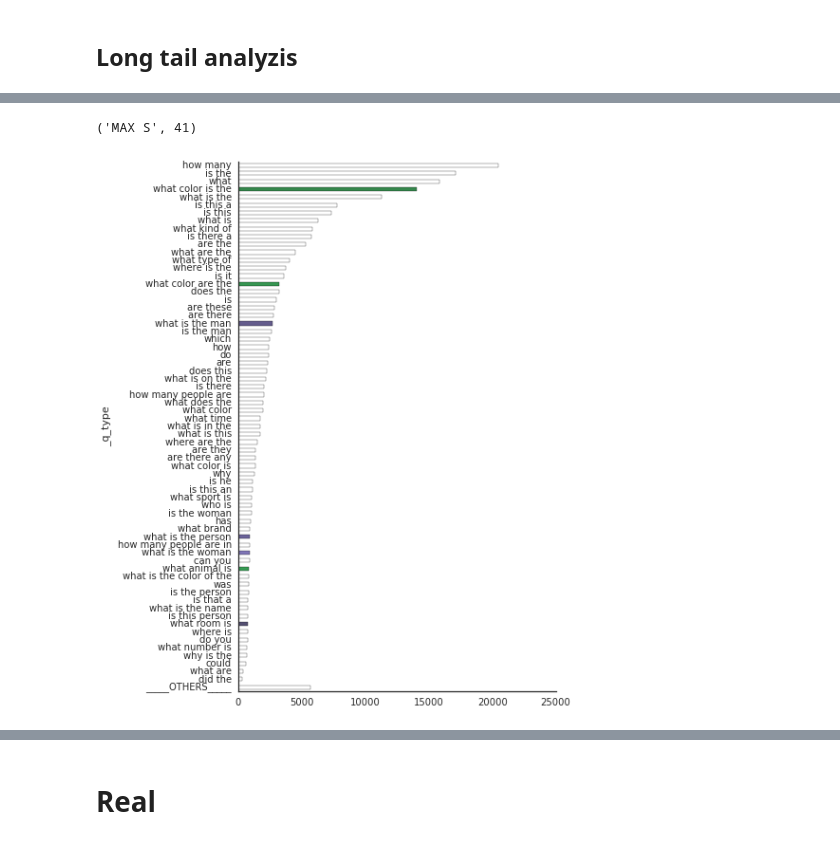
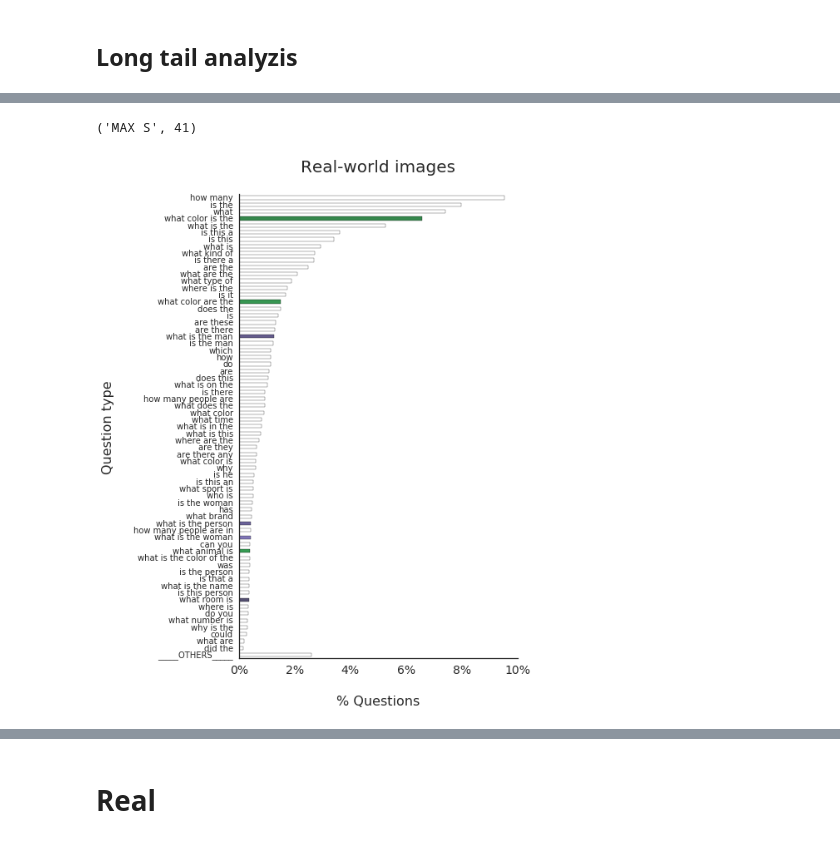
Before and after one commit to bcsaldias/VQA-analysis, a Jupyter notebook: analysis/05-analysis.ipynb, the cells around one changed output, grey strips where cells are left out. Cells and saved outputs as stored; diff of their text form; code cells hidden in the pictures.

```diff
--- a/analysis/05-analysis.ipynb
+++ b/analysis/05-analysis.ipynb
@@ -104,7 +108,7 @@ def get_differents(summary, p=1, min_count=2, sort=True):
     different = significantly_different[significantly_different._count>min_count].sort_values(by='winner')
 
 
-    different = different[different.diff_score>=0]
+    different = different[different.diff_score>0]
 
     print(np.round(float(different.shape[0]) / data_diff.shape[0] * 100, 3),'% query_types')
     print(np.round(float(different._count.sum())/ summary._count.sum() * 100, 3),'% queries')
@@ -129,6 +131,7 @@ sns.set(rc={'figure.figsize':(6,10)})
 sns.set_style("white", {'axes.grid' : False})
 # %%
 scenario = 'real'
+title = 'Real-world images'
 summary = get_summary(scenario, _set='val', v='_b')
 _summary = summary.sort_values(by='_count', ascending=False)
 _summary.shape
@@ -148,6 +165,7 @@ sum_bottom_up = sum_tail.o_bottom_up/(sum_tail.o_bottom_up+sum_tail.o_top_down)
 firsts = firsts.append({'_q_type': '_____OTHERS_____',
                         'winner': ['top_down', 'bottom_up'][sum_tail.o_bottom_up>sum_tail.o_top_down],
                         '_count': sum_tail._count,
+                        'percen': sum_tail.percen,
                         'sum_bottom_up': sum_bottom_up,
                         '_diff': (.5 - sum_bottom_up)*2,
                         'diff_score': sum_tail.diff_score,
@@ -156,12 +174,3 @@ firsts = firsts.append({'_q_type': '_____OTHERS_____',
                         'count_bottom_up': tail.mean().count_bottom_up
                        },
                        ignore_index=True)
-
-
-
-sns.set_palette(sns.color_palette("Reds_d", n_colors=1, desat=0.75))
-g = firsts[::-1].set_index('_q_type')._count.plot(kind='barh') #, stacked=True
-sns.despine()
-
-new_firsts = get_differents(firsts, p=1.25, min_count=2, sort=False)
-new_firsts = new_firsts.sort_values(by='_count', ascending=False)
@@ -175,0 +181,12 @@ new_firsts = new_firsts.sort_values(by='_count', ascending=False)
+# %%
+sns.set_palette(sns.color_palette("Reds_d", n_colors=1, desat=0.75))
+g = firsts[::-1].set_index('_q_type').percen.plot(kind='barh') #, stacked=True
+sns.despine()
+
+g.set_xticklabels(["{}%".format(i) for i in g.get_xticks().astype(int)], fontsize=14)
+g.set_title('{}\n'.format(title), fontsize=20)
+g.set_xlabel("\n% Questions", fontsize=16)
+g.set_ylabel("Question type\n", fontsize=16)
+
+new_firsts = get_differents(firsts, p=1.25, min_count=2, sort=False)
+new_firsts = new_firsts.sort_values(by='_count', ascending=False)
@@ -176,22 +201,26 @@ new_firsts = new_firsts.sort_values(by='_count', ascending=False)
 # %%
 firsts = firsts[::-1]
 sats = (firsts._diff.abs().values*1000).astype(int)
 print('MAX S', max(sats))
 max_stats=75
 m_d_colores = {'bottom_up': sns.color_palette("Greens_d", n_colors=max_stats+1),
                 'top_down': sns.color_palette("Purples_d", n_colors=max_stats+1) # sns.cubehelix_palette(max_stats+1) #
                 }
 colors = []
 for i, winner in enumerate(firsts.winner):
     if firsts._q_type.values[i] in new_firsts._q_type.values:
         colors.append(m_d_colores[winner][sats[i]])
     else:
         colors.append('white')
-g = firsts.set_index('_q_type')._count.plot(kind='barh', color=colors)
+g = firsts.set_index('_q_type').percen.plot(kind='barh', color=colors)
+g.set_xticklabels(["{}%".format(i) for i in g.get_xticks().astype(int)], fontsize=14)
+g.set_title('{}\n'.format(title), fontsize=20)
+g.set_xlabel("\n% Questions", fontsize=16)
+g.set_ylabel("Question type\n", fontsize=16)
 sns.despine()
 # %% [output]
 ('MAX S', 41)
-[figure, old version]
+[figure, new version]
 # %%
 new_firsts = new_firsts[::-1]
 sats = (new_firsts._diff.abs().values*1000).astype(int)
```
Also changed, not shown: parts of 19 cells of this notebook.
